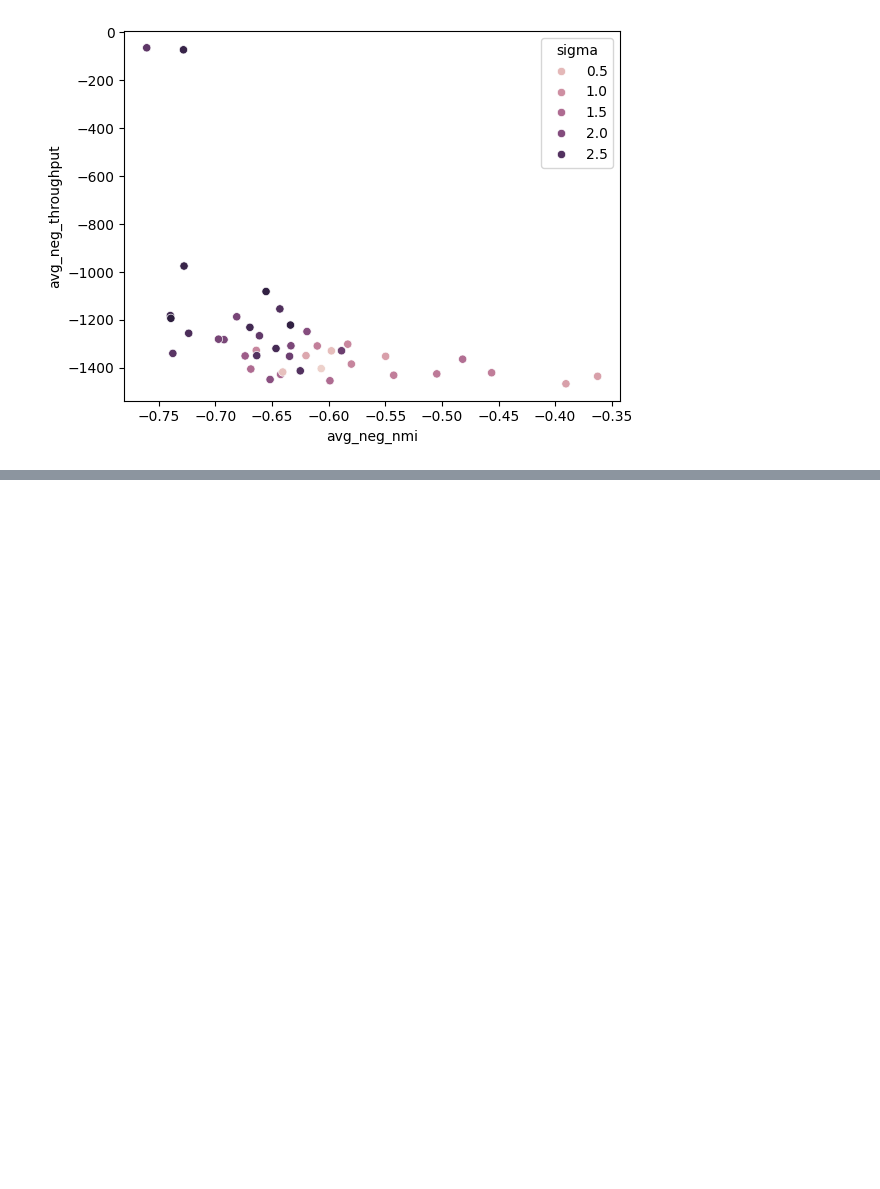
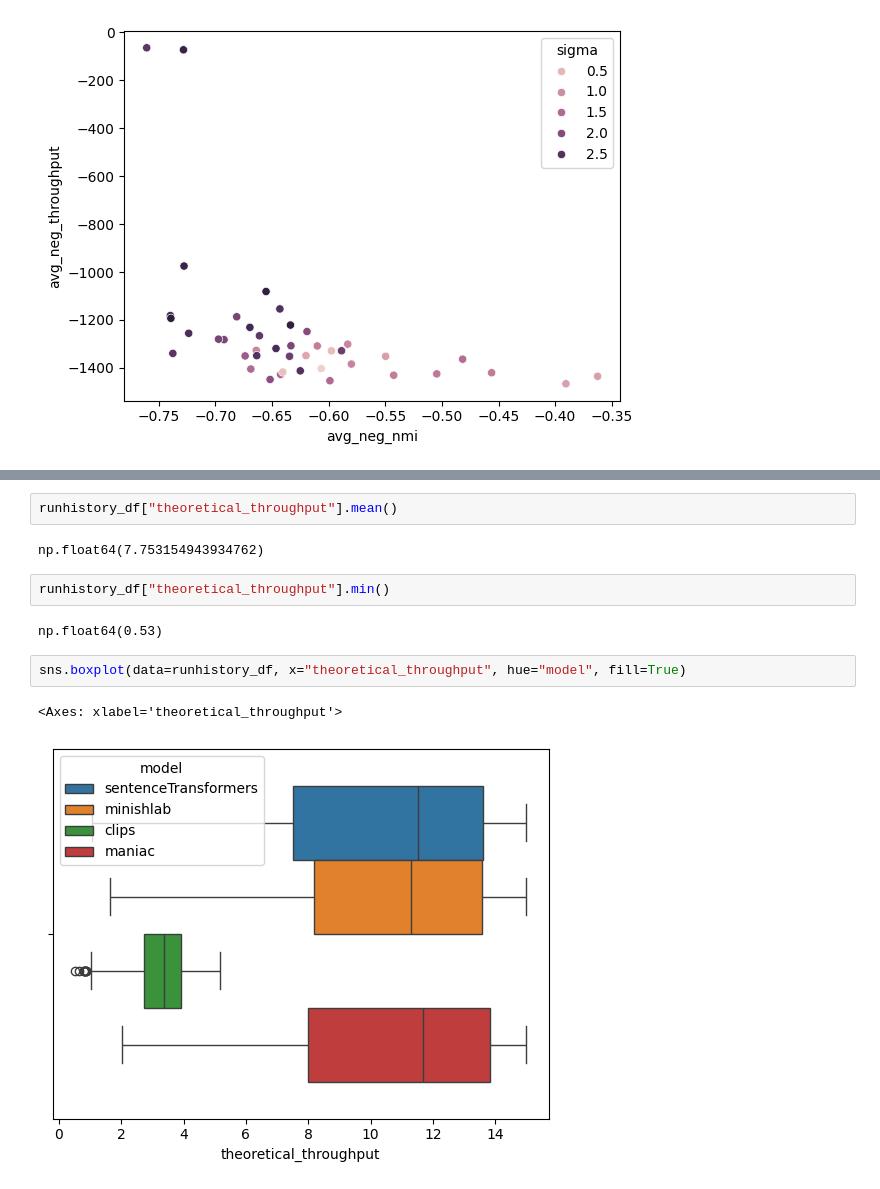
Before and after one commit to lea11100/textClust, a Jupyter notebook: experiments/smac/eval.ipynb, the cells around one changed output, grey strips where cells are left out. Saved outputs shown, nothing was run; the diff lists cells and outputs as text; blank space fills up the shorter version.

```diff
--- a/experiments/smac/eval.ipynb
+++ b/experiments/smac/eval.ipynb
@@ -428,0 +548,13 @@ sns.scatterplot(config_df, x="avg_neg_nmi", y="avg_neg_throughput", hue="sigma")
+# %%
+runhistory_df["theoretical_throughput"].mean()
+# %% [output]
+np.float64(7.753154943934762)
+# %%
+runhistory_df["theoretical_throughput"].min()
+# %% [output]
+np.float64(0.53)
+# %%
+sns.boxplot(data=runhistory_df, x="theoretical_throughput", hue="model", fill=True)
+# %% [output]
+<Axes: xlabel='theoretical_throughput'>
+[figure, added]
```
Also changed, not shown: parts of 7 cells of this notebook.
